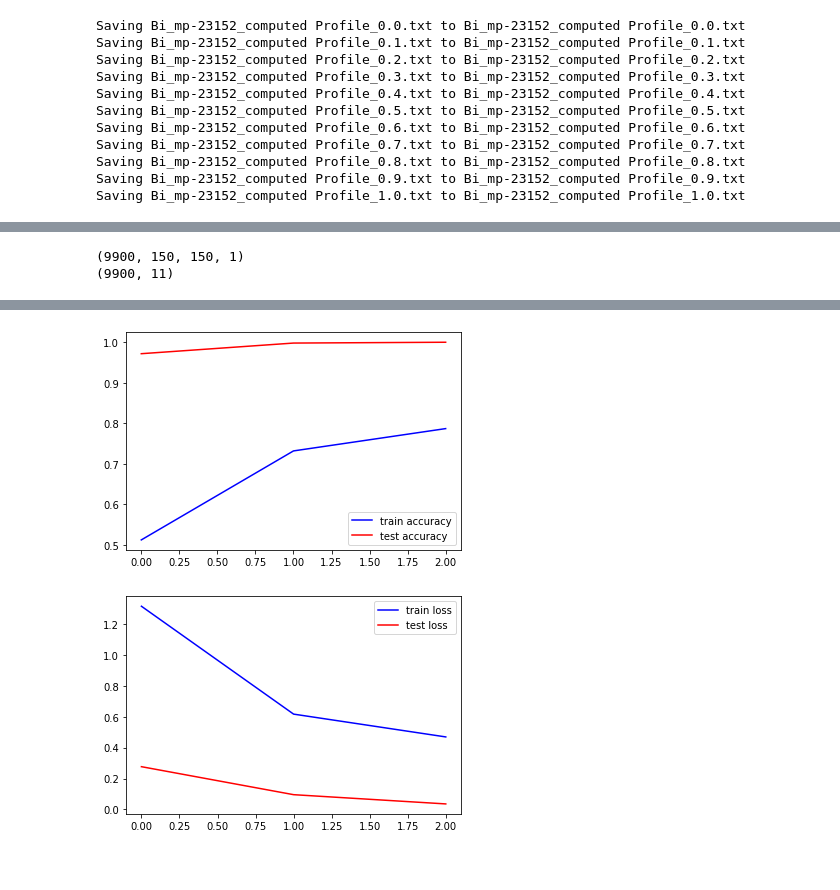
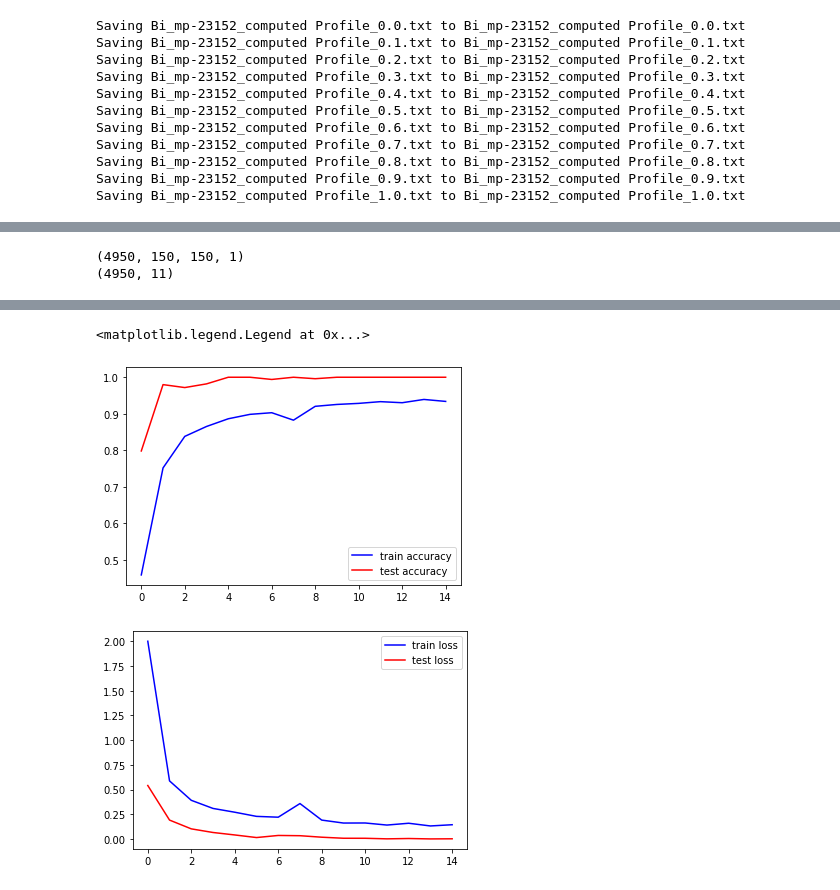
Before and after one commit to dhruv-sirohi/Miller-Lab-UED, a Jupyter notebook: Project 1: Synthetic Data Classification/Bismuth_CrystalMaker_Script.ipynb, the cells around one changed output, grey strips where cells are left out. Drawn from its saved outputs; the diff is of its cells as text; code cells hidden in the pictures.

```diff
--- a/Project 1: Synthetic Data Classification/Bismuth_CrystalMaker_Script.ipynb
+++ b/Project 1: Synthetic Data Classification/Bismuth_CrystalMaker_Script.ipynb
@@ -22,7 +22,7 @@ from keras.preprocessing.image import ImageDataGenerator
 Drive already mounted at /content/drive; to attempt to forcibly remount, call drive.mount("/content/drive", force_remount=True).
 # %%
 #Defining Parameters for Image Conversion
-scale = 2 #Scales the radii of the diffraction profiles (large scale increases space between 'rings')
+scale = 4.5 #Scales the radii of the diffraction profiles (large scale increases space between 'rings')
 resolution = 150#126*2 #Determines image resolution
 # %%
 #Uploading Bismuth Profiles
@@ -87,7 +87,7 @@ def retrieve_data(directory="Bi_mp-23152_computed Profile_"):
 #Converts Radii-Intensity data into Diffraction Patterns
 #Returns 2D array in which each element is: [diffraction pattern, label]
 
-def generate_diffraction_patterns(radii,intensities,one_hot_vecs,invert=False,num_augmentations=3,num_img_to_generate=20):
+def generate_diffraction_patterns(radii,intensities,one_hot_vecs,invert=False,num_augmentations=3,num_img_to_generate=5):
 
   #This code generates a two-part circular mask
   #This mask obscures all points greater than a distance of 'curr_rad' and less than a distance of 'prev_rad'
@@ -112,9 +112,11 @@ def generate_diffraction_patterns(radii,intensities,one_hot_vecs,invert=False,nu
   #array_ones = np.ones((resolution,resolution))
 
   datagen = ImageDataGenerator(
-    zoom_range = 0.1,
-    rotation_range=180,
-    horizontal_flip=True)
+    #zoom_range = 0.1,
+    #rotation_range=180,
+    horizontal_flip=True,
+    vertical_flip=True,
+    )
 
   for i in range(0,len(radii)): #iterates through all diffraction profiles
 
@@ -131,9 +133,9 @@ def generate_diffraction_patterns(radii,intensities,one_hot_vecs,invert=False,nu
     intensity = intensities[i]
 
     #Scaling the radii of each diffraction pattern
-    #This ensures that the smallest radii rings (the brightest rings) have a radius equal to 5.5% of the image's width/height
+    #This ensures that the smallest radii rings (the brightest rings) have a radius equal to 8.5% of the image's width/height
     min_rad = radius[0]
-    radius_adjustment_value = (resolution/2)*0.11/min_rad
+    radius_adjustment_value = (resolution/2)*0.17/min_rad
 
     prev_rad = radius[0]*radius_adjustment_value
     max_intensity = max(intensity)
@@ -180,7 +182,7 @@ def generate_diffraction_patterns(radii,intensities,one_hot_vecs,invert=False,nu
 
     normalized_bright_spot = (max_dist-dist_from_center)/max_dist
 
-    bright_spot_mask = (normalized_bright_spot>0.95) & (normalized_bright_spot<0.97)
+    bright_spot_mask = (normalized_bright_spot>0.955) & (normalized_bright_spot<0.97)
 
     normalized_bright_spot[~bright_spot_mask] = 0
 
@@ -211,23 +213,24 @@ def generate_diffraction_patterns(radii,intensities,one_hot_vecs,invert=False,nu
     #We'll repeat the augmentation code multiple times, each time with a different blur
 
     for augmentation in range(0,num_augmentations):
-      blurry_img = cv.GaussianBlur(base_img,(5,5),2+random.uniform(-1, 1))
+      blurry_img = cv.GaussianBlur(base_img,(5,5),0.5+random.uniform(-0.5, 0.5))
 
-      max_translation = int(0.025*resolution)
-      for q in range(0,15):
+      max_translation = int(0.05*resolution)
+      for q in range(0,30):
         M = np.float32([
         [1, 0, random.randint(-max_translation,max_translation)],
         [0, 1, random.randint(-max_translation,max_translation)]
         ])
         new_image = cv.warpAffine(blurry_img, M, (resolution,resolution))
 
-        blurry_img_expanded=np.expand_dims(np.expand_dims(blurry_img,-1),0)
+        blurry_img_expanded=np.expand_dims(np.expand_dims(new_image,-1),0)
 
         num_images_generated = 0
         for augmented_image in datagen.flow(blurry_img_expanded):
           if num_images_generated < num_img_to_generate:
             num_images_generated+=1
             reshaped_augmented_image = np.reshape(augmented_image,(resolution,resolution))
+            #reshaped_augmented_image = reshaped_augmented_image/np.max(reshaped_augmented_image)
             if invert:
               max_blurry_image_brightness = max(np.ndarray.flatten(reshaped_augmented_image))
               inverted_image = max_blurry_image_brightness - reshaped_augmented_image
@@ -238,6 +241,7 @@ def generate_diffraction_patterns(radii,intensities,one_hot_vecs,invert=False,nu
             break
   #Shuffles dataset
   random.shuffle(images)
+  #print(np.max(images[0][0]))
   return images
 # %%
 one_hot_vecs = generate_one_hot_vecs(11)
@@ -276,8 +280,8 @@ Y_array = np.array(Y).reshape(-1,11)
 print(X_array.shape)
 print(Y_array.shape)
 # %% [output]
-(9900, 150, 150, 1)
-(9900, 11)
+(4950, 150, 150, 1)
+(4950, 11)
 # %%
 #Defining neural net
 
@@ -321,10 +325,10 @@ validation_accuracy_values= []
 loss_values = []
 validation_loss_values = []
 
-EPOCHS = 3
+EPOCHS = 15
 
 #Training Neural Net
-for i in range(0,EPOCHS):
+for epoch in range(1,EPOCHS+1):
 
   history = model.fit(X_array,Y_array,batch_size=30,epochs=1,validation_split=0.1)
   #Storing accuracy and loss values
@@ -332,6 +336,11 @@ for i in range(0,EPOCHS):
   validation_accuracy_values.append(history.history['val_accuracy'][0])
   loss_values.append(history.history['loss'][0])
   validation_loss_values.append(history.history['val_loss'][0])
+
+  if epoch % 3 == 0:
+    print("SAVING NETWORK")
+    weights_file_name = "/content/drive/MyDrive/Bismuth_Data_Processed/CNN_weights_{}.ckpt".format(epoch)
+    model.save_weights(weights_file_name)
 
 #Plotting NN performance
 f1 = plt.figure()
@@ -345,9 +354,4 @@ ax2 = f2.add_subplot(111)
 ax2.plot(loss_values, "-b",label = "train loss")
 ax2.plot(validation_loss_values, "-r",label = "test loss")
 ax2.legend()
-
-
-print("SAVING NETWORK")
-weights_file_name = "/content/drive/MyDrive/Bismuth_Data_Processed/CNN_weights.ckpt"
-model.save_weights(weights_file_name)
 # %% [output]
@@ -358,2 +378,3 @@ SAVING NETWORK
+<matplotlib.legend.Legend at 0x...>
-[figure, old version]
+[figure, new version]
-[figure, old version]
+[figure, new version]
```
Also changed, not shown: parts of 7 cells of this notebook.
